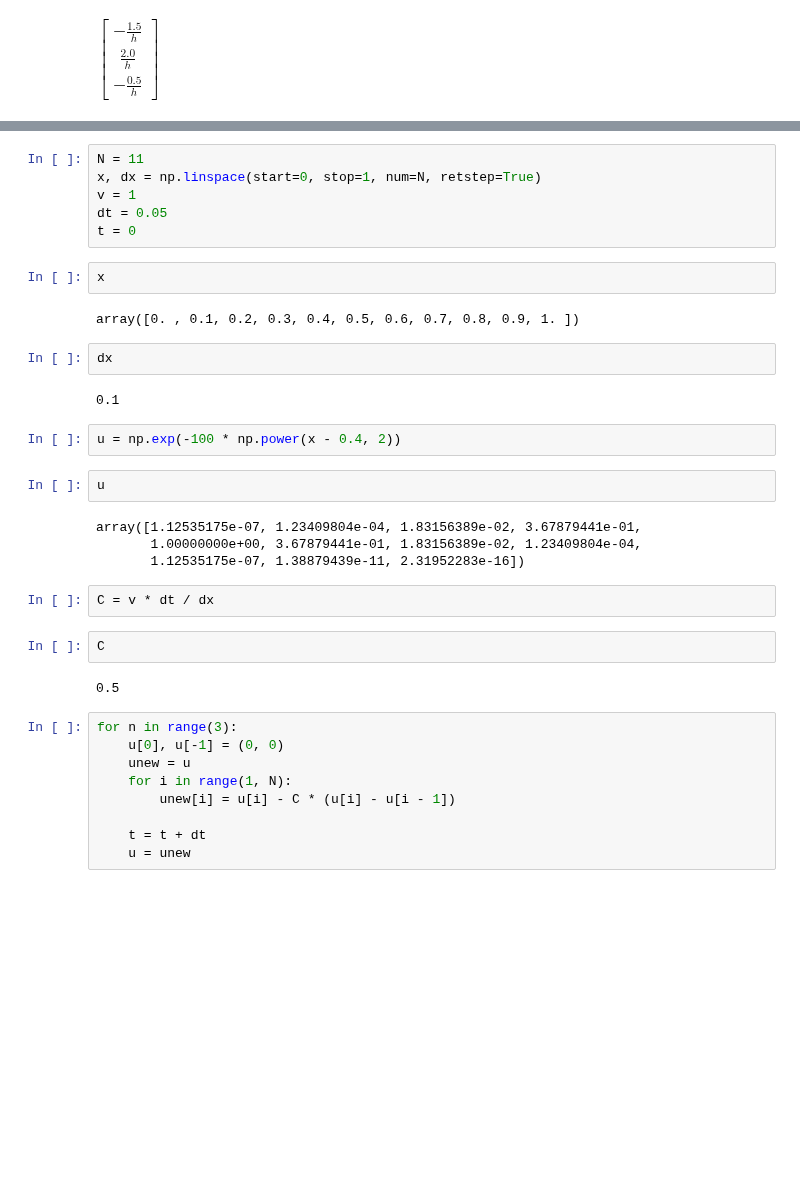
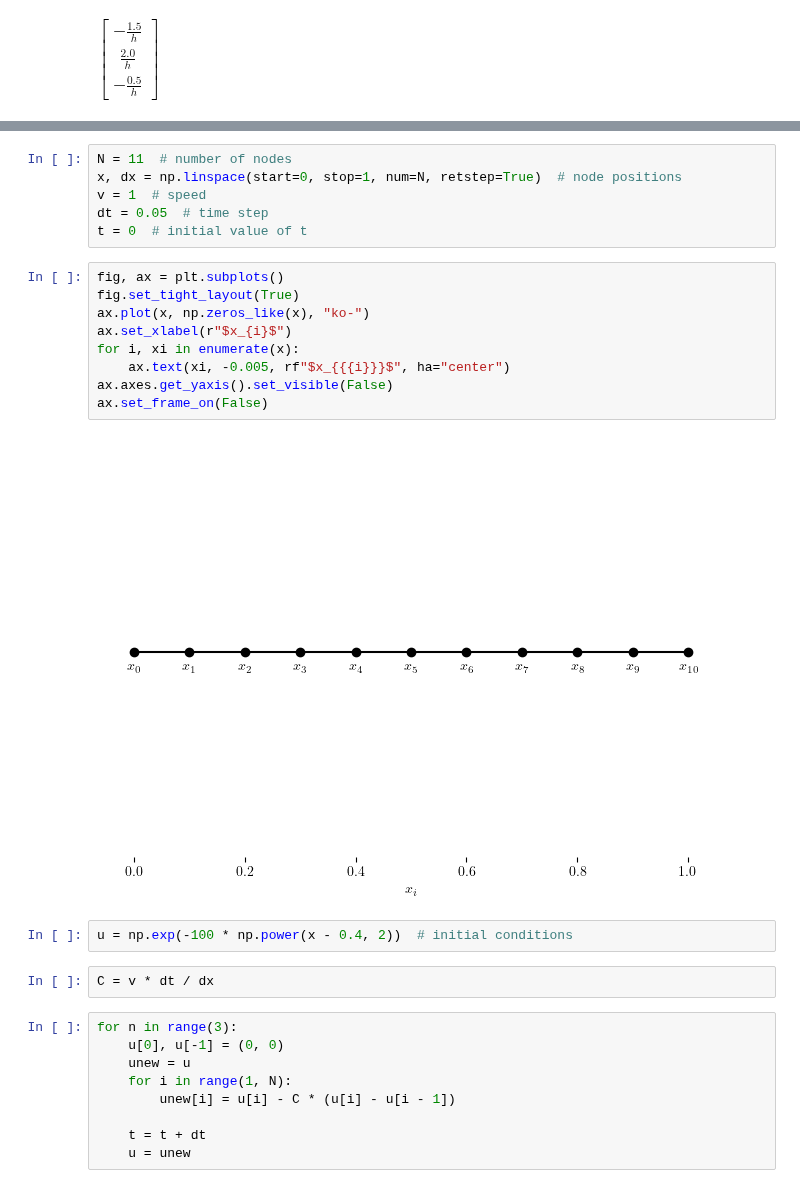
Before and after one commit to cpp-review-dune/python-pde, a Jupyter notebook: pde-book/notes-fda.ipynb, the cells around one changed output, grey strips where cells are left out. Cells and saved outputs as stored; diff of their text form; blank space fills up the shorter version.

```diff
--- a/pde-book/notes-python.ipynb
+++ b/pde-book/notes-fda.ipynb
@@ -612,31 +427,24 @@ $\displaystyle \left[\begin{matrix}- \frac{1.5}{h}\\\frac{2.0}{h}\\- \frac{0.5}{
 # %%
-N = 11
-x, dx = np.linspace(start=0, stop=1, num=N, retstep=True)
-v = 1
-dt = 0.05
-t = 0
+N = 11  # number of nodes
+x, dx = np.linspace(start=0, stop=1, num=N, retstep=True)  # node positions
+v = 1  # speed
+dt = 0.05  # time step
+t = 0  # initial value of t
-# %%
-x
-# %% [output]
-array([0. , 0.1, 0.2, 0.3, 0.4, 0.5, 0.6, 0.7, 0.8, 0.9, 1. ])
-# %%
-dx
-# %% [output]
-0.1
+# %%
+fig, ax = plt.subplots()
+fig.set_tight_layout(True)
+ax.plot(x, np.zeros_like(x), "ko-")
+ax.set_xlabel(r"$x_{i}$")
+for i, xi in enumerate(x):
+    ax.text(xi, -0.005, rf"$x_{{{i}}}$", ha="center")
+ax.axes.get_yaxis().set_visible(False)
+ax.set_frame_on(False)
+# %% [output]
+[figure, added]
 # %%
-u = np.exp(-100 * np.power(x - 0.4, 2))
+u = np.exp(-100 * np.power(x - 0.4, 2))  # initial conditions
-# %%
-u
-# %% [output]
-array([1.12535175e-07, 1.23409804e-04, 1.83156389e-02, 3.67879441e-01,
-       1.00000000e+00, 3.67879441e-01, 1.83156389e-02, 1.23409804e-04,
-       1.12535175e-07, 1.38879439e-11, 2.31952283e-16])
 # %%
 C = v * dt / dx
-# %%
-C
-# %% [output]
-0.5
 # %%
 for n in range(3):
     u[0], u[-1] = (0, 0)
```
Also changed, not shown: parts of 70 cells of this notebook, 2 other files.
